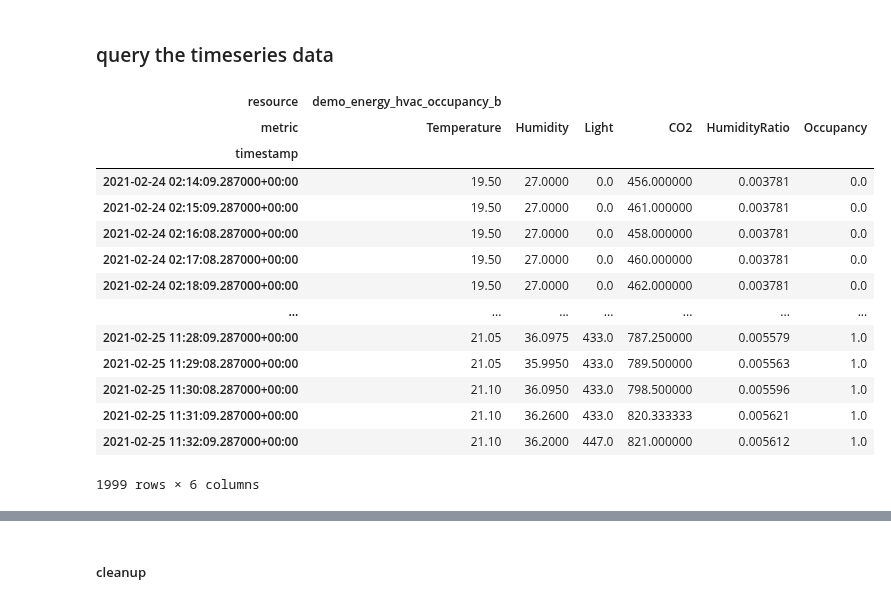
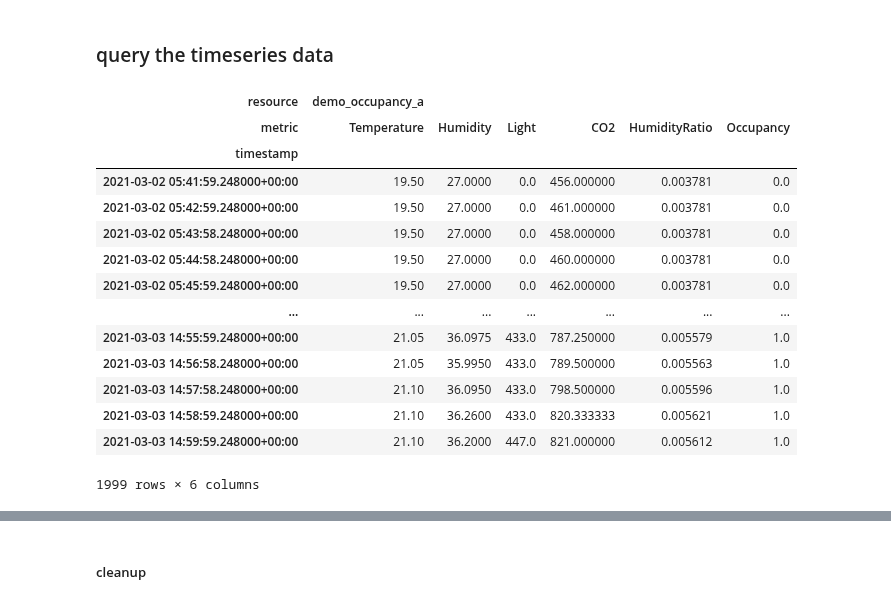
Before and after one commit to waylayio/demo-general, a Jupyter notebook: python-sdk/etl_import/ETL import Dataframe.ipynb, the cells around one changed output, grey strips where cells are left out. Saved outputs shown, nothing was run; the diff lists cells and outputs as text; code cells hidden in the pictures.

```diff
--- a/python-sdk/timeseries/ETL import Dataframe.ipynb
+++ b/python-sdk/etl_import/ETL import Dataframe.ipynb
@@ -109,6 +109,7 @@ The <a href="ETL import CSV conversion.ipynb">ETL import CSV conversion</a> note
 
 The `etl_tool` service tool in the waylay client support this workflow.
 # %%
+waylay_client = waylay.WaylayClient.from_profile(ImportDemo.waylay_client_profile)
 etl_tool = waylay_client.timeseries.etl_tool
 etl_tool.temp_dir = ImportDemo.temp_dir
 # %% [markdown]
@@ -139,7 +140,7 @@ Because it is easer to work with recent data, we instruct the tool to shift time
 etl_import = waylay_client.timeseries.etl_tool.prepare_import(
     datatraining,
     timestamp_timezone='UTC',
-    resource=HVACDemo.resource_id,
+    resource=ImportDemo.resource_id,
     timestamp_column='date',
     timestamp_last=datetime.utcnow(), # shift all timestamps so that last one is now
     temp_dir='output'
@@ -319,31 +289,31 @@ for item in waylay_client.timeseries.etl_tool.list_import():
 ### query the timeseries data
 # %%
 query = dict(
-    resource=HVACDemo.resource_id,
+    resource=ImportDemo.resource_id,
     data=[
-        dict(metric=metric) for metric in etl_import.spec.metrics
+        dict(metric=metric) for metric in etl_import.settings.metrics
     ]
 )
 # test query
 waylay_client.analytics.query.execute(
     body=query,
     params=dict(until=datetime.utcnow().isoformat()
 ))
 # %% [output]
-| resource | demo_energy_hvac_occupancy_b |  |  |  |  |  |
+| resource | demo_occupancy_a |  |  |  |  |  |
 | metric | Temperature | Humidity | Light | CO2 | HumidityRatio | Occupancy |
 | timestamp |  |  |  |  |  |  |
-| 2021-02-24 02:14:09.287000+00:00 | 19.50 | 27.0000 | 0.0 | 456.000000 | 0.003781 | 0.0 |
-| 2021-02-24 02:15:09.287000+00:00 | 19.50 | 27.0000 | 0.0 | 461.000000 | 0.003781 | 0.0 |
-| 2021-02-24 02:16:08.287000+00:00 | 19.50 | 27.0000 | 0.0 | 458.000000 | 0.003781 | 0.0 |
-| 2021-02-24 02:17:08.287000+00:00 | 19.50 | 27.0000 | 0.0 | 460.000000 | 0.003781 | 0.0 |
-| 2021-02-24 02:18:09.287000+00:00 | 19.50 | 27.0000 | 0.0 | 462.000000 | 0.003781 | 0.0 |
+| 2021-03-02 05:41:59.248000+00:00 | 19.50 | 27.0000 | 0.0 | 456.000000 | 0.003781 | 0.0 |
+| 2021-03-02 05:42:59.248000+00:00 | 19.50 | 27.0000 | 0.0 | 461.000000 | 0.003781 | 0.0 |
+| 2021-03-02 05:43:58.248000+00:00 | 19.50 | 27.0000 | 0.0 | 458.000000 | 0.003781 | 0.0 |
+| 2021-03-02 05:44:58.248000+00:00 | 19.50 | 27.0000 | 0.0 | 460.000000 | 0.003781 | 0.0 |
+| 2021-03-02 05:45:59.248000+00:00 | 19.50 | 27.0000 | 0.0 | 462.000000 | 0.003781 | 0.0 |
 | ... | ... | ... | ... | ... | ... | ... |
-| 2021-02-25 11:28:09.287000+00:00 | 21.05 | 36.0975 | 433.0 | 787.250000 | 0.005579 | 1.0 |
-| 2021-02-25 11:29:08.287000+00:00 | 21.05 | 35.9950 | 433.0 | 789.500000 | 0.005563 | 1.0 |
-| 2021-02-25 11:30:08.287000+00:00 | 21.10 | 36.0950 | 433.0 | 798.500000 | 0.005596 | 1.0 |
-| 2021-02-25 11:31:09.287000+00:00 | 21.10 | 36.2600 | 433.0 | 820.333333 | 0.005621 | 1.0 |
-| 2021-02-25 11:32:09.287000+00:00 | 21.10 | 36.2000 | 447.0 | 821.000000 | 0.005612 | 1.0 |
+| 2021-03-03 14:55:59.248000+00:00 | 21.05 | 36.0975 | 433.0 | 787.250000 | 0.005579 | 1.0 |
+| 2021-03-03 14:56:58.248000+00:00 | 21.05 | 35.9950 | 433.0 | 789.500000 | 0.005563 | 1.0 |
+| 2021-03-03 14:57:58.248000+00:00 | 21.10 | 36.0950 | 433.0 | 798.500000 | 0.005596 | 1.0 |
+| 2021-03-03 14:58:59.248000+00:00 | 21.10 | 36.2600 | 433.0 | 820.333333 | 0.005621 | 1.0 |
+| 2021-03-03 14:59:59.248000+00:00 | 21.10 | 36.2000 | 447.0 | 821.000000 | 0.005612 | 1.0 |
 1999 rows × 6 columns
 # %%
 # save query
```
Also changed, not shown: parts of 16 cells of this notebook, 17 other files.
